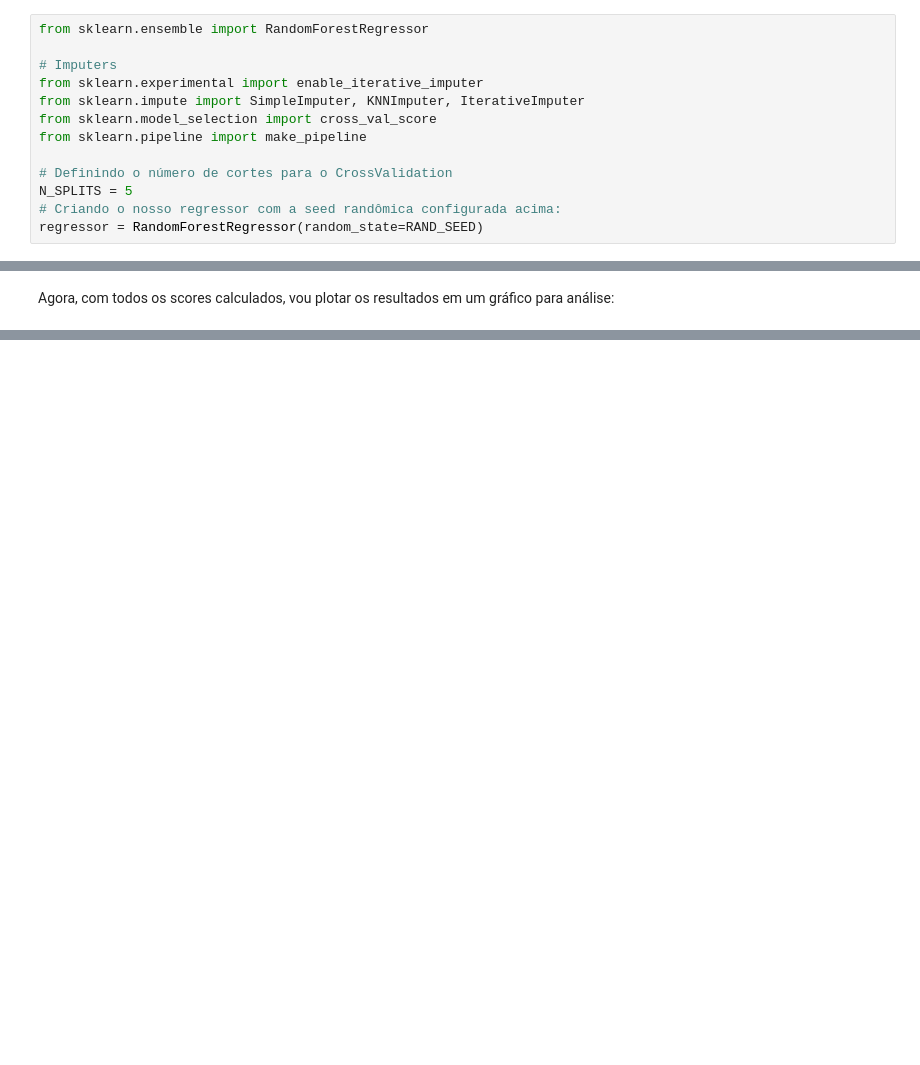
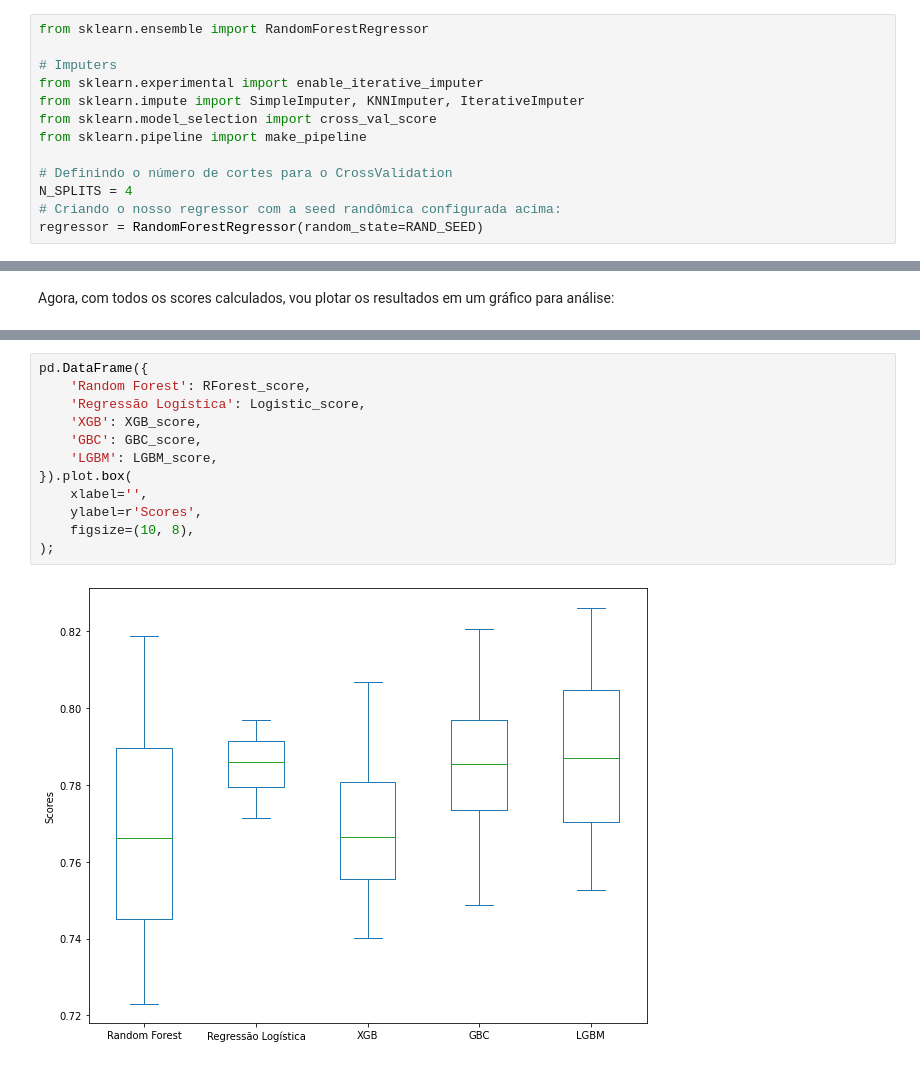
Before and after one commit to henriquemf/projeto-machine-learning, a Jupyter notebook: projeto.ipynb, the cells around one changed output, grey strips where cells are left out. Saved outputs shown, nothing was run; the diff lists cells and outputs as text; blank space fills up the shorter version.

```diff
--- a/projeto.ipynb
+++ b/projeto.ipynb
@@ -429,7 +429,7 @@ from sklearn.model_selection import cross_val_score
 from sklearn.pipeline import make_pipeline
 
 # Definindo o número de cortes para o CrossValidation
-N_SPLITS = 5
+N_SPLITS = 4
 # Criando o nosso regressor com a seed randômica configurada acima:
 regressor = RandomForestRegressor(random_state=RAND_SEED)
 # %% [markdown]
@@ -819,0 +857,14 @@ plt.show()
+# %%
+pd.DataFrame({
+    'Random Forest': RForest_score,
+    'Regressão Logística': Logistic_score,
+    'XGB': XGB_score,
+    'GBC': GBC_score,
+    'LGBM': LGBM_score,
+}).plot.box(
+    xlabel='',
+    ylabel=r'Scores',
+    figsize=(10, 8),
+);
+# %% [output]
+[figure, added]
```
Also changed, not shown: parts of 21 cells of this notebook.
